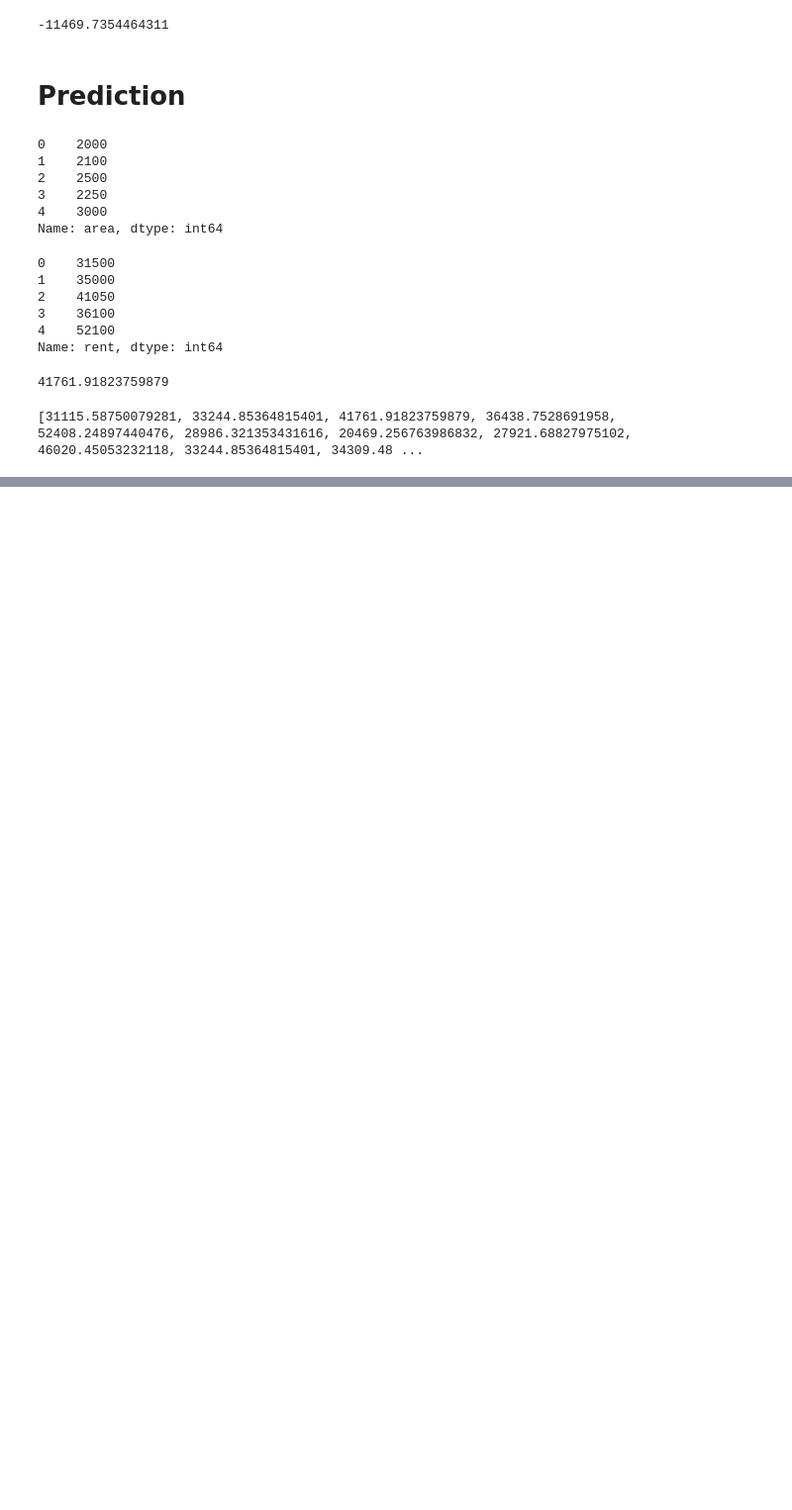
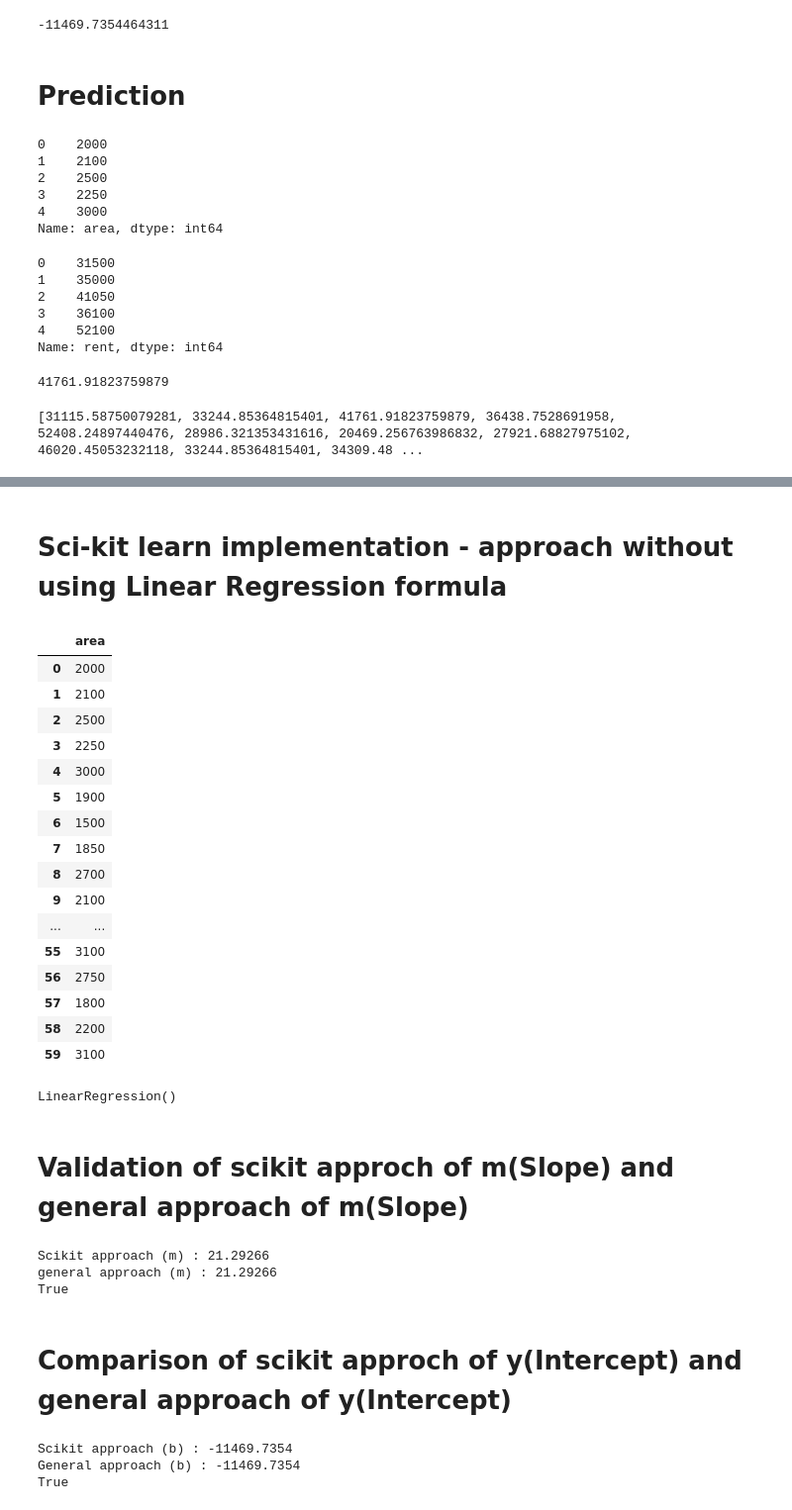
Before and after one commit to avimallik/machine_learning_workbench, a Jupyter notebook: bivariate_linear_regression/dhaka_rent_prediction.ipynb, the cells around one changed output, grey strips where cells are left out. Shown at 99% size. Drawn from its saved outputs; the diff is of its cells as text; code cells hidden in the pictures; blank space fills up the shorter version.

```diff
--- a/bivariate_linear_regression/dhaka_rent_prediction.ipynb
+++ b/bivariate_linear_regression/dhaka_rent_prediction.ipynb
@@ -125,0 +131,2 @@ rentPlot()
+# %% [markdown]
+# Sci-kit learn implementation - approach without using  Linear Regression formula
@@ -125,0 +136,59 @@ rentPlot()
+# %%
+xTrain = df[['area']]
+yTrain = df['rent']
+xTrain
+# %% [output]
+|  | area |
+| 0 | 2000 |
+| 1 | 2100 |
+| 2 | 2500 |
+| 3 | 2250 |
+| 4 | 3000 |
+| 5 | 1900 |
+| 6 | 1500 |
+| 7 | 1850 |
+| 8 | 2700 |
+| 9 | 2100 |
+| ... | ... |
+| 55 | 3100 |
+| 56 | 2750 |
+| 57 | 1800 |
+| 58 | 2200 |
+| 59 | 3100 |
+# %%
+obj_lr.fit(xTrain, yTrain)
+# %% [output]
+LinearRegression()
+# %% [markdown]
+# Validation of scikit approch of m(Slope) and general approach of m(Slope)
+# %%
+mSciKit = obj_lr.coef_
+
+mSciKitTemp = round(float(mSciKit), 5)
+mTemp = round(float(m), 5)
+print(f"Scikit approach (m) : {mSciKitTemp}")
+print(f"general approach (m) : {mTemp}")
+
+if mSciKitTemp == mTemp:
+    print(True)
+# %% [output]
+Scikit approach (m) : 21.29266
+general approach (m) : 21.29266
+True
+# %% [markdown]
+# Comparison of scikit approch of y(Intercept) and general approach of y(Intercept)
+# %%
+bScikit = obj_lr.intercept_
+
+bScikitTemp = round(bScikit, 4)
+bTemp = round(b, 4)
+
+print(f"Scikit approach (b) : {bScikitTemp}")
+print(f"General approach (b) : {bTemp}")
+
+if bScikitTemp == bTemp:
+    print(True)
+# %% [output]
+Scikit approach (b) : -11469.7354
+General approach (b) : -11469.7354
+True
```
Also changed, not shown: parts of 18 cells of this notebook, 1 other file.
